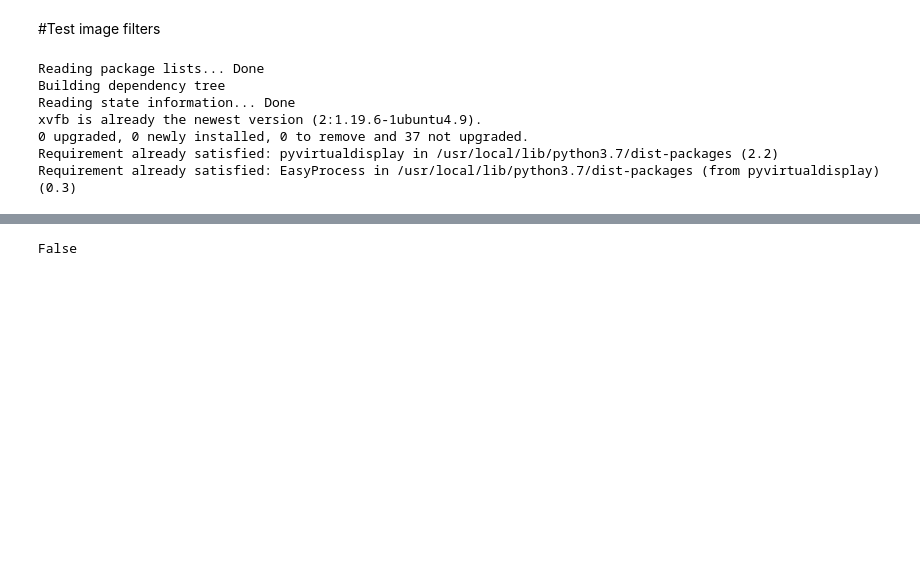
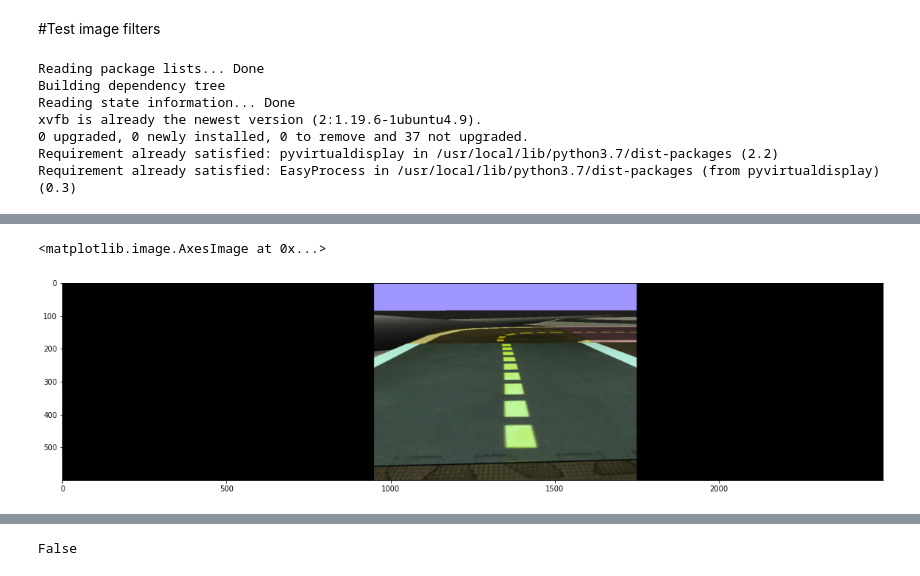
Before and after one commit to poliduckie/ReinforcementLearning, a Jupyter notebook: duckietown_filter.ipynb, the cells around one changed output, grey strips where cells are left out. Saved outputs shown, nothing was run; the diff lists cells and outputs as text; code cells hidden in the pictures; blank space fills up the shorter version.

```diff
--- a/duckietown_filter.ipynb
+++ b/duckietown_filter.ipynb
@@ -208,0 +215,9 @@ plt.imshow(birdeye(edit))
+# %%
+black_wd = 2500
+black_img = np.zeros(shape=(edit.shape[0], black_wd, 3), dtype=np.uint8)
+x_offset=int((black_wd-edit.shape[0])/2)
+black_img[:edit.shape[0], x_offset:x_offset+edit.shape[1]] = edit
+plt.imshow(black_img)
+# %% [output]
+<matplotlib.image.AxesImage at 0x...>
+[figure, added]
```
Also changed, not shown: parts of 11 cells of this notebook.
